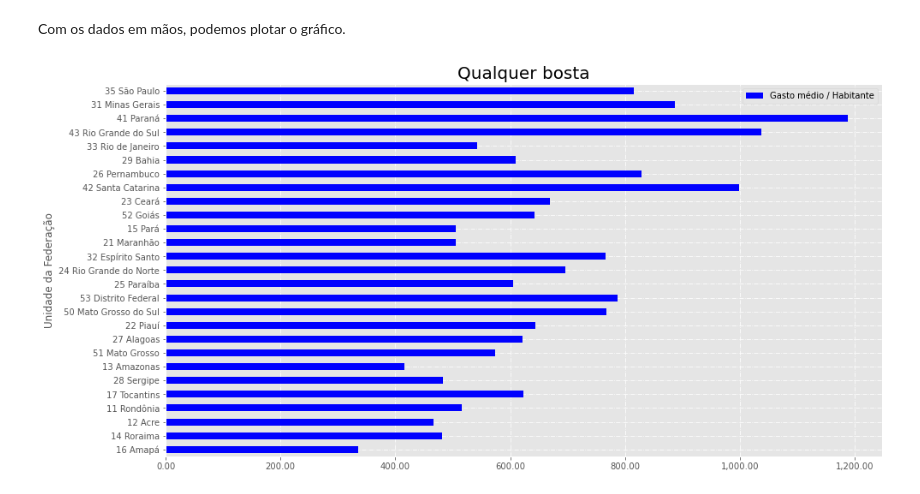
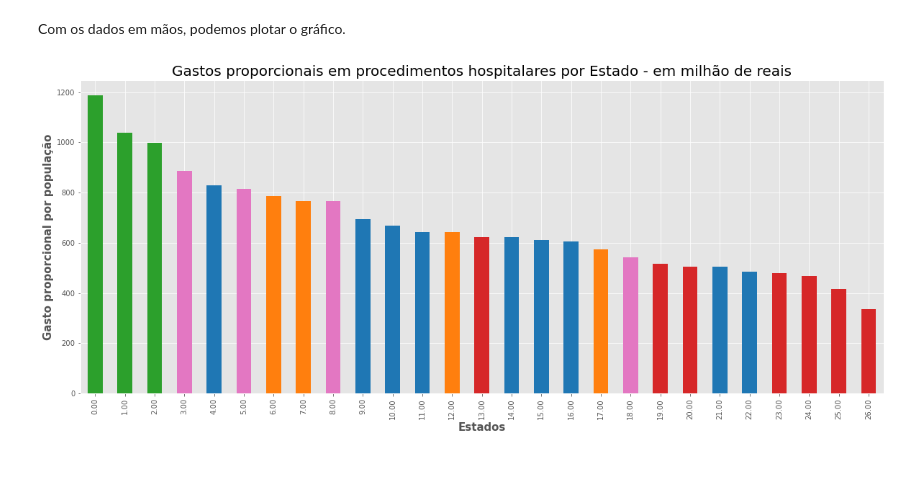
Before and after one commit to edwi-feitoza/bootcamp-alura-data-science, a Jupyter notebook: modulo_1/aula_5/alura_bootcamp_modulo_1.ipynb, the cells around one changed output. Saved outputs shown, nothing was run; the diff lists cells and outputs as text; code cells hidden in the pictures; blank space fills up the shorter version.

Commit message:
Gráfico quase lá. Só não aparece os Estados no eixo X

```diff
--- a/modulo_1/aula_5/alura_bootcamp_modulo_1.ipynb
+++ b/modulo_1/aula_5/alura_bootcamp_modulo_1.ipynb
@@ -813,7 +813,7 @@ plt.show()
 Existe na Wikipedia uma tabela chamada "Lista de unidades federativas do Brasil por população". Vamos usa-la para obter a população de cada Estado.
 # %%
 wikipedia_url_populacao_por_estado = "https://pt.wikipedia.org/wiki/Lista_de_unidades_federativas_do_Brasil_por_popula%C3%A7%C3%A3o"
-populacao = pd.read_html(wikipedia_url_populacao_por_estado, header=0)[0]
+populacao = pd.read_html(wikipedia_url_populacao_por_estado, header=0, flavor="html5lib")[0]
 populacao
 # %% [output]
 |  | Posição | Unidade federativa | População | % da pop. total | País comparável (habitantes) |
@@ -903,5 +903,7 @@ for index, row in gastos_proporcional_populacao.iterrows():
     gastos_proporcional_populacao.loc[index, "População"] = numero_habitantes
 
 gastos_proporcional_populacao["Gasto médio / Habitante"] = gastos_proporcional_populacao["Total"] / gastos_proporcional_populacao["População"]
+gastos_proporcional_populacao = gastos_proporcional_populacao["Gasto médio / Habitante"]
+gastos_proporcional_populacao = gastos_proporcional_populacao.sort_values(ascending=False)
 gastos_proporcional_populacao
 # %% [output]
@@ -927,11 +927,21 @@ gastos_proporcional_populacao
 # %% [markdown]
 Com os dados em mãos, podemos plotar o gráfico.
-# %%
-ax = gastos_proporcional_populacao.plot(y="Gasto médio / Habitante", kind="barh", color="blue", figsize=(15,8))
-ax.invert_yaxis()
-ax.xaxis.set_major_formatter(ticker.StrMethodFormatter("{x:,.2f}"))
-plt.title(label="Qualquer bosta", fontsize=20)
-plt.grid(True, linestyle="-.")
-plt.show()
-# %% [output]
-[figure, removed]
+# %%
+gastos_por_regiao = {
+'1' : 'tab:red',
+'2' : 'tab:blue',
+'3' : 'tab:pink',
+'4' : 'tab:green',
+'5' : 'tab:orange'
+}
+
+cores = gastos_proporcional_populacao.index.str[0].map(gastos_por_regiao)
+
+ax = gastos_proporcional_populacao.plot(x="Unidade da Federação", y="Gasto médio / Habitante", kind="bar", color=cores, figsize=(20,8))
+ax.xaxis.set_major_formatter(ticker.StrMethodFormatter("{x:,.2f}"))
+ax.set_ylabel("Gasto proporcional por população", fontweight="bold", fontsize="15")
+ax.set_xlabel("Estados", fontweight="bold", fontsize="15")
+plt.title(label="Gastos proporcionais em procedimentos hospitalares por Estado - em milhão de reais", fontsize=20)
+plt.show()
+# %% [output]
+[figure, added]
```
Also changed, not shown: parts of 3 cells of this notebook.
